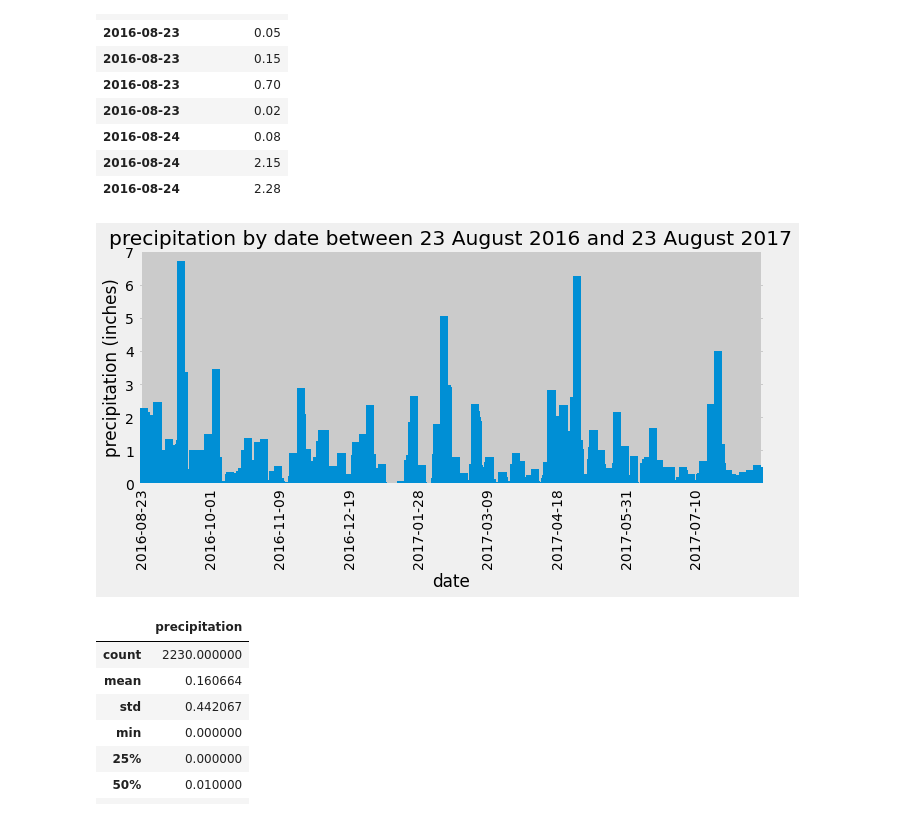
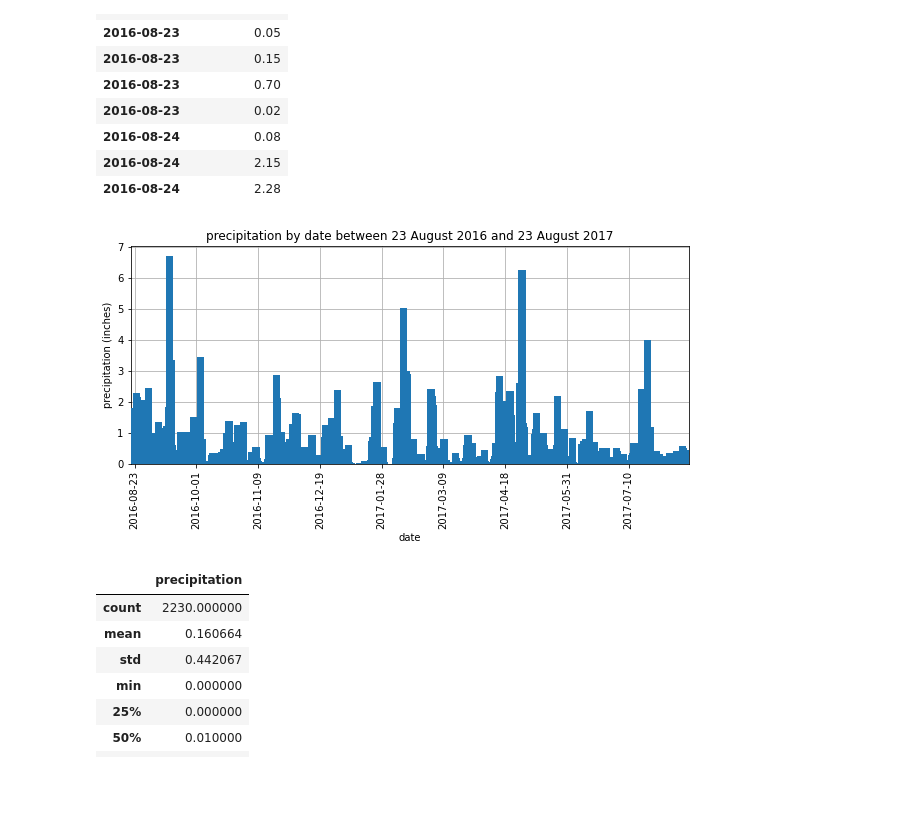
Before and after one commit to sarahDH615/sqlalchemy-challenge, a Jupyter notebook: climate_starter.ipynb, the cells around one changed output. Cells and saved outputs as stored; diff of their text form; code cells hidden in the pictures; blank space fills up the shorter version.

Commit message:
fixing graphs

```diff
--- a/climate_starter.ipynb
+++ b/climate_starter.ipynb
@@ -1,5 +0,0 @@
-# %%
-%matplotlib inline
-from matplotlib import style
-style.use('fivethirtyeight')
-import matplotlib.pyplot as plt
@@ -124,21 +121,26 @@ for item in each_date:
     length = len(prcp_data[prcp_data.index == item])
     num_measurements.append(length)
 #num_measurements
+# %%
+#prep for graph: xticks and labels for only every 250 data points
+#lists to hold the xticks and the labels
+num_of_x = list(np.arange(1, (len(prcp_data['precipitation'])+1), 250))
+x_names = [x for x in prcp_data.index]
+x_labels = [x_names[x] for x in num_of_x]
 # %%
 #graph of precipitation data
-#still having trouble getting grid for only labelled points
 ax = prcp_data.plot(
-    kind='bar', legend=False, rot=90, width=30, figsize=(10,4)
+    kind='bar', legend=False, rot=90, width=30, figsize=(10,4), zorder=3
     )
-
-for i, t in enumerate(ax.get_xticklabels()):
-    if (i % 250) != 0:
-        t.set_visible(False)
+ax.set_xticks(num_of_x, minor=False)
+ax.set_xticklabels(x_labels)
+ax.grid(True, which='major', zorder=0)
 plt.ylabel('precipitation (inches)')
 plt.title('precipitation by date between 23 August 2016 and 23 August 2017')
+
 plt.show()
 # %% [output]
-[figure, old version]
+[figure, new version]
 # %%
 # Use Pandas to calcualte the summary statistics for the precipitation data
 prcp_data.describe()
```
Also changed, not shown: parts of 8 cells of this notebook.
